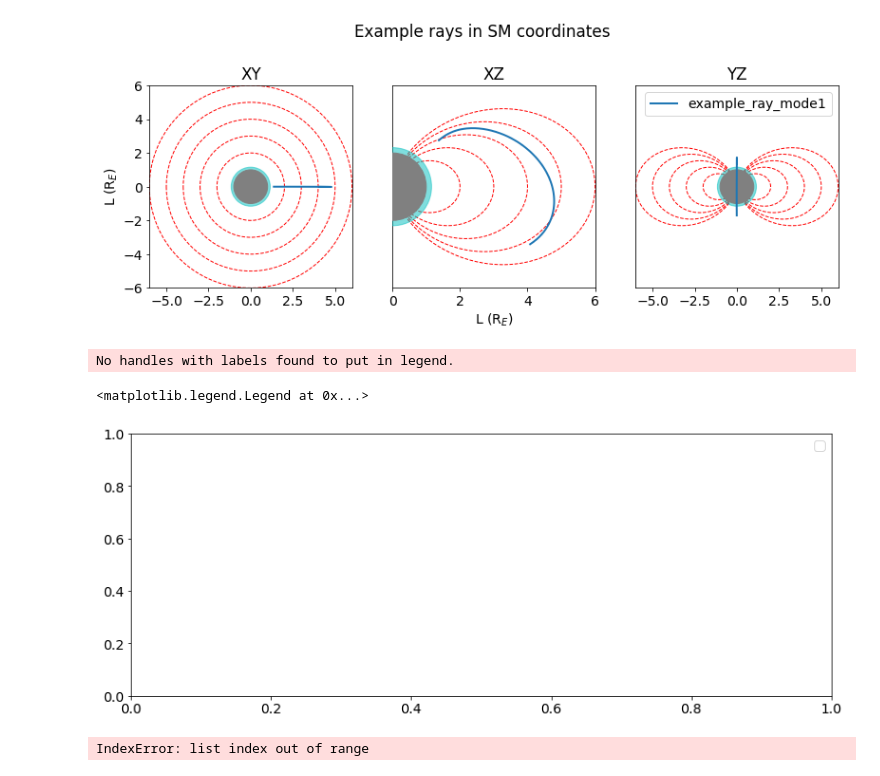
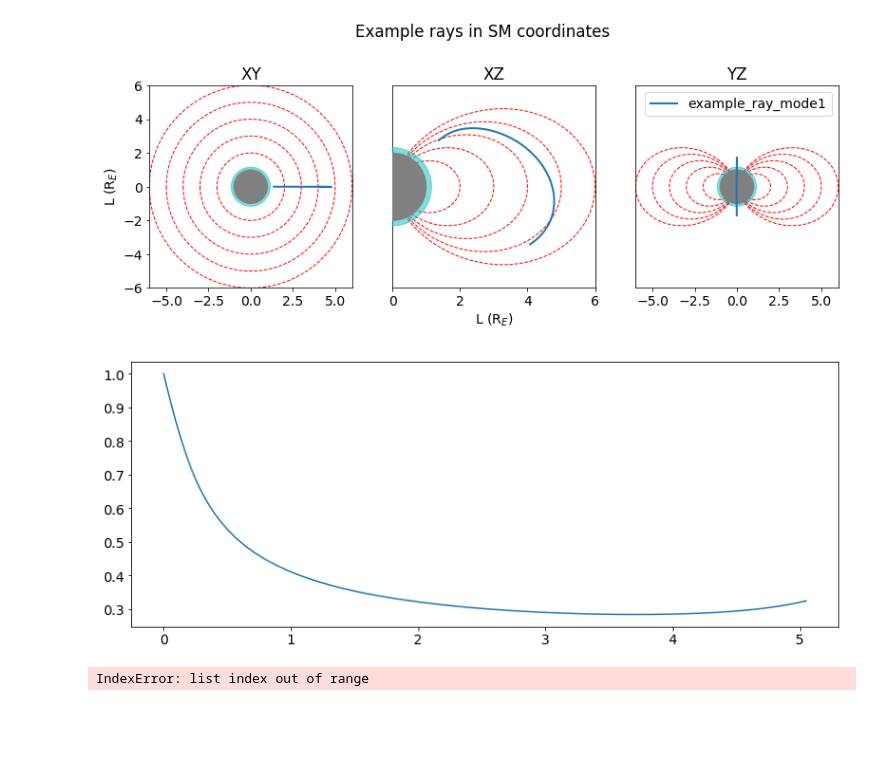
Before and after one commit to rareid2/Stanford_Raytracer, a Jupyter notebook: example_scripts/plot_example_rays.ipynb, the cells around one changed output. Cells and saved outputs as stored; diff of their text form; code cells hidden in the pictures; blank space fills up the shorter version.

```diff
--- a/example_scripts/plot_example_rays.ipynb
+++ b/example_scripts/plot_example_rays.ipynb
@@ -44,7 +44,7 @@ damplist= []
 
 for r in file_titles:
     raylist += read_rayfile(os.path.join(ray_out_dir,r + '.ray'))
-    #damplist+= read_damp(os.path.join(ray_out_dir,r + '.damp'))
+    damplist+= read_damp(os.path.join(ray_out_dir,r + '.damp'))
 
 
 
@@ -157,16 +157,14 @@ fig.savefig(os.path.join(ray_out_dir,'example_rays.png'))
 # %%
 fig, ax = plt.subplots(1,1)
 
 for name, d in zip(file_titles,damplist):
     ax.plot(d["time"], d["damping"], label=name)
 
 # ax.set_yscale('log')
 # ax.set_ylim([1e-2,1])
-ax.legend()
+#ax.legend()
 # %% [output]
-No handles with labels found to put in legend.
-<matplotlib.legend.Legend at 0x...>
-[figure, old version]
+[figure, new version]
 # %%
 raylist[2]
 # %% [output]
```
Also changed, not shown: parts of 1 cell of this notebook, 5 other files.
